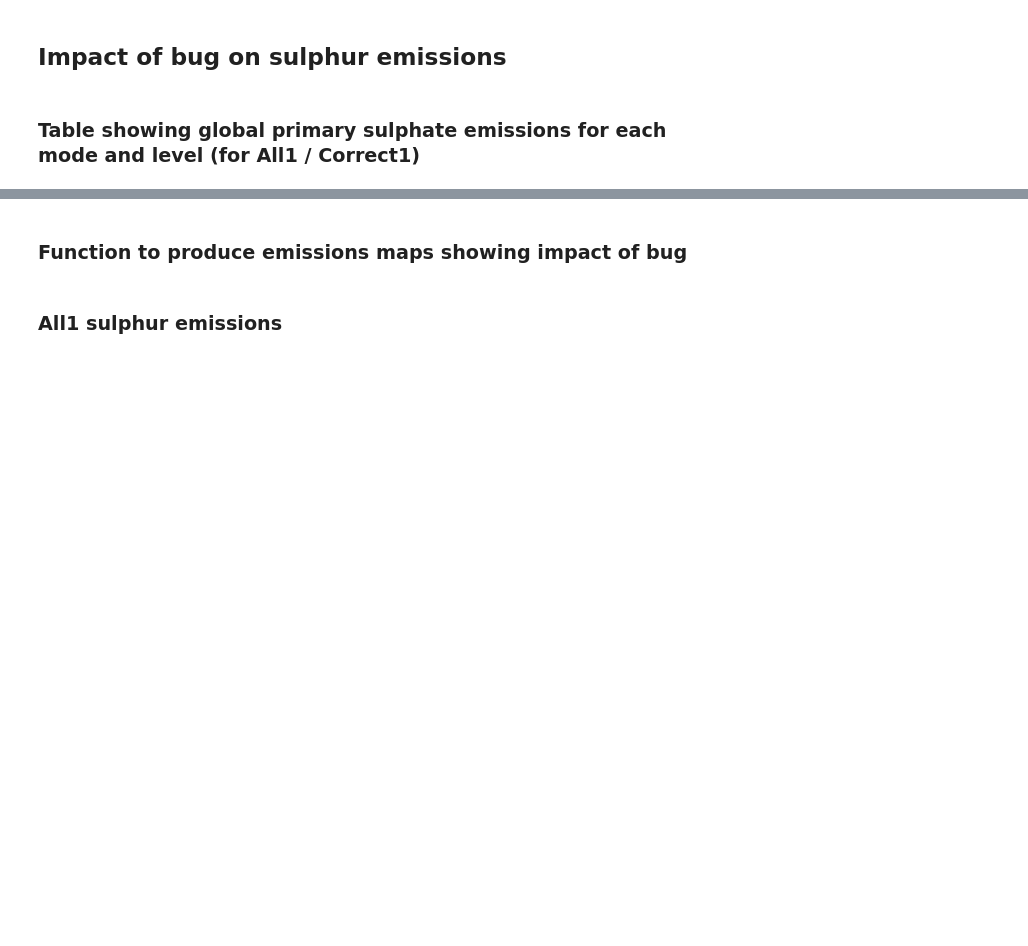
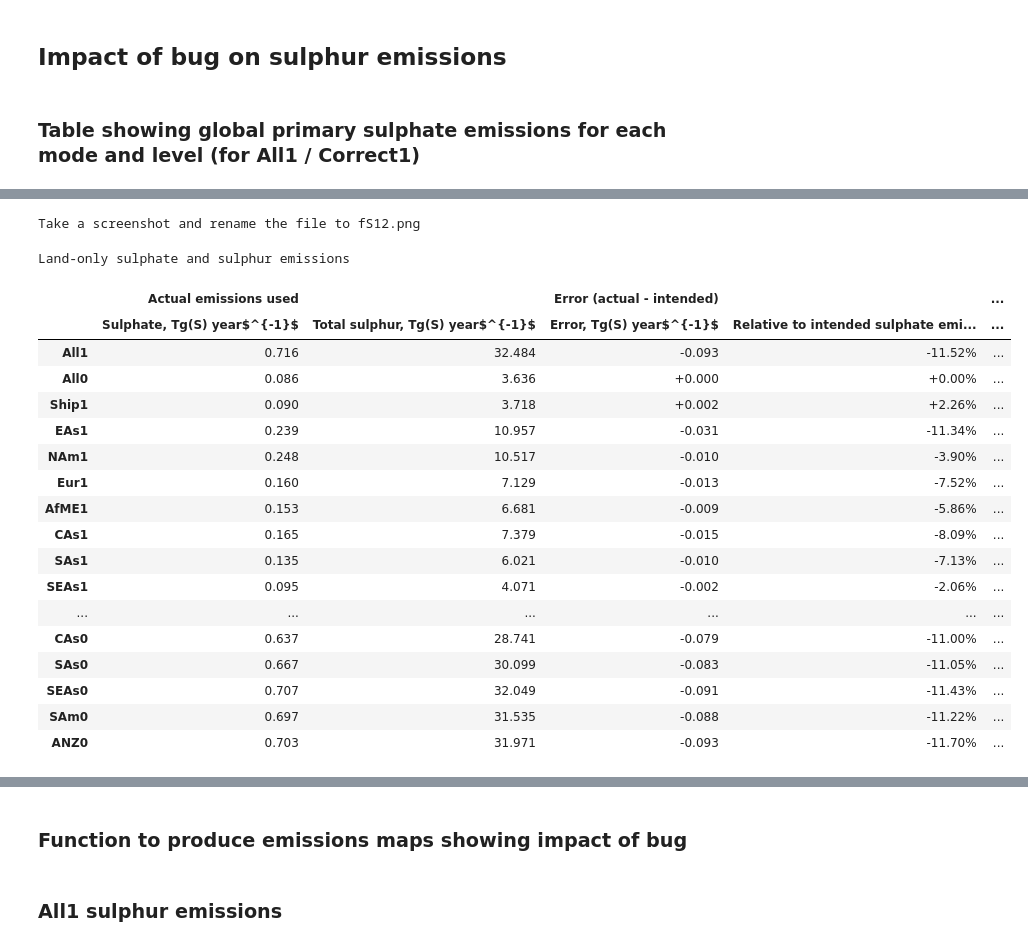
Before and after one commit to grandey/draft2017a-region-rfp, a Jupyter notebook: emissions_bug_draft2017a.ipynb, the cells around one changed output, grey strips where cells are left out. Saved outputs shown, nothing was run; the diff lists cells and outputs as text; code cells hidden in the pictures; blank space fills up the shorter version.

```diff
--- a/emissions_bug_draft2017a.ipynb
+++ b/emissions_bug_draft2017a.ipynb
@@ -273,0 +334,26 @@ Take a screenshot and rename the file to fS11.png
+# %%
+# Display the land-only table
+print('Take a screenshot and rename the file to fS{:02}.png'.format(supp_figure_counter))
+supp_figure_counter += 1
+styler_dict['land']
+# %% [output]
+Take a screenshot and rename the file to fS12.png
+Land-only sulphate and sulphur emissions
+|  | Actual emissions used |  | Error (actual - intended) |  | ... |
+|  | Sulphate, Tg(S) year$^{-1}$ | Total sulphur, Tg(S) year$^{-1}$ | Error, Tg(S) year$^{-1}$ | Relative to intended sulphate emi... | ... |
+| All1 | 0.716 | 32.484 | -0.093 | -11.52% | ... |
+| All0 | 0.086 | 3.636 | +0.000 | +0.00% | ... |
+| Ship1 | 0.090 | 3.718 | +0.002 | +2.26% | ... |
+| EAs1 | 0.239 | 10.957 | -0.031 | -11.34% | ... |
+| NAm1 | 0.248 | 10.517 | -0.010 | -3.90% | ... |
+| Eur1 | 0.160 | 7.129 | -0.013 | -7.52% | ... |
+| AfME1 | 0.153 | 6.681 | -0.009 | -5.86% | ... |
+| CAs1 | 0.165 | 7.379 | -0.015 | -8.09% | ... |
+| SAs1 | 0.135 | 6.021 | -0.010 | -7.13% | ... |
+| SEAs1 | 0.095 | 4.071 | -0.002 | -2.06% | ... |
+| ... | ... | ... | ... | ... | ... |
+| CAs0 | 0.637 | 28.741 | -0.079 | -11.00% | ... |
+| SAs0 | 0.667 | 30.099 | -0.083 | -11.05% | ... |
+| SEAs0 | 0.707 | 32.049 | -0.091 | -11.43% | ... |
+| SAm0 | 0.697 | 31.535 | -0.088 | -11.22% | ... |
+| ANZ0 | 0.703 | 31.971 | -0.093 | -11.70% | ... |
```
Also changed, not shown: parts of 21 cells of this notebook, 2 other files.
